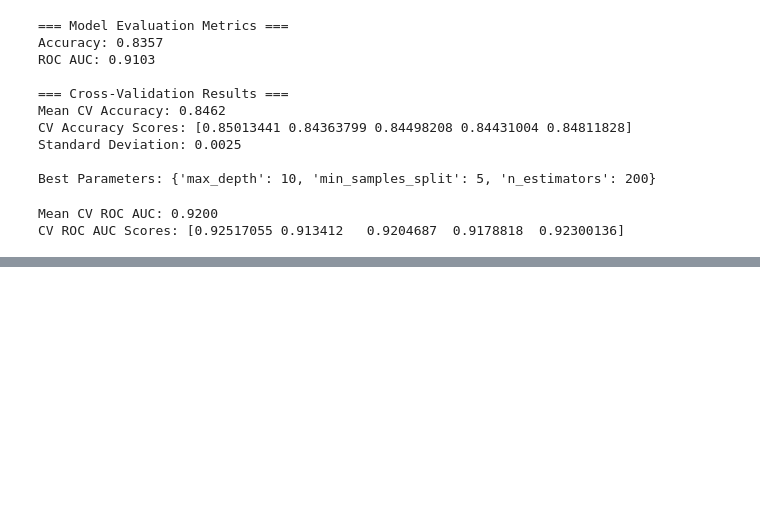
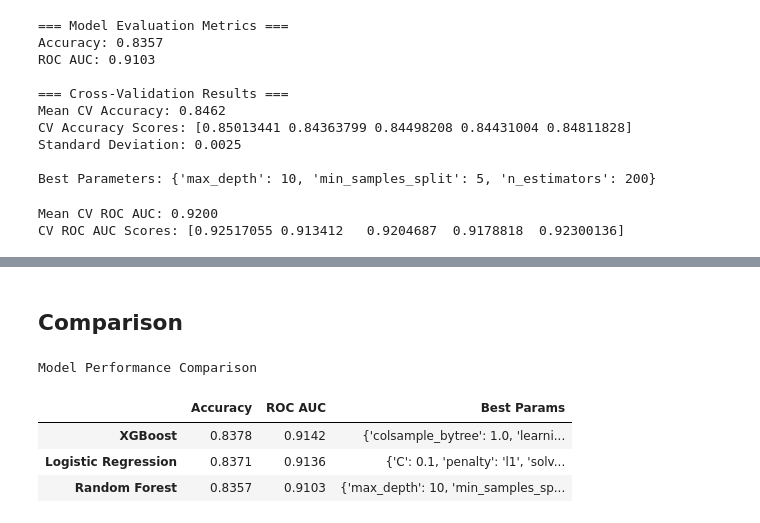
Before and after one commit to MedYassineWerdani/Predicting-Student-Depression, a Jupyter notebook: depression.ipynb, the cells around one changed output, grey strips where cells are left out. Cells and saved outputs as stored; diff of their text form; code cells hidden in the pictures; blank space fills up the shorter version.

```diff
--- a/depression.ipynb
+++ b/depression.ipynb
@@ -383,0 +541,2 @@ CV ROC AUC Scores: [0.92517055 0.913412   0.9204687  0.9178818  0.92300136]
+# %% [markdown]
+## Comparison
@@ -383,0 +570,16 @@ CV ROC AUC Scores: [0.92517055 0.913412   0.9204687  0.9178818  0.92300136]
+# %%
+from IPython.display import display, HTML
+
+# Styled table with colored highlighting
+def highlight_max(s):
+    is_max = s == s.max()
+    return ['background-color: lightgreen' if v else '' for v in is_max]
+
+styled_df = results_df.style.apply(highlight_max, subset=['Accuracy', 'ROC AUC'])
+display(styled_df.set_caption("Model Performance Comparison"))
+# %% [output]
+Model Performance Comparison
+|  | Accuracy | ROC AUC | Best Params |
+| XGBoost | 0.8378 | 0.9142 | {'colsample_bytree': 1.0, 'learni... |
+| Logistic Regression | 0.8371 | 0.9136 | {'C': 0.1, 'penalty': 'l1', 'solv... |
+| Random Forest | 0.8357 | 0.9103 | {'max_depth': 10, 'min_samples_sp... |
```
Also changed, not shown: parts of 15 cells of this notebook, 1 other file.
